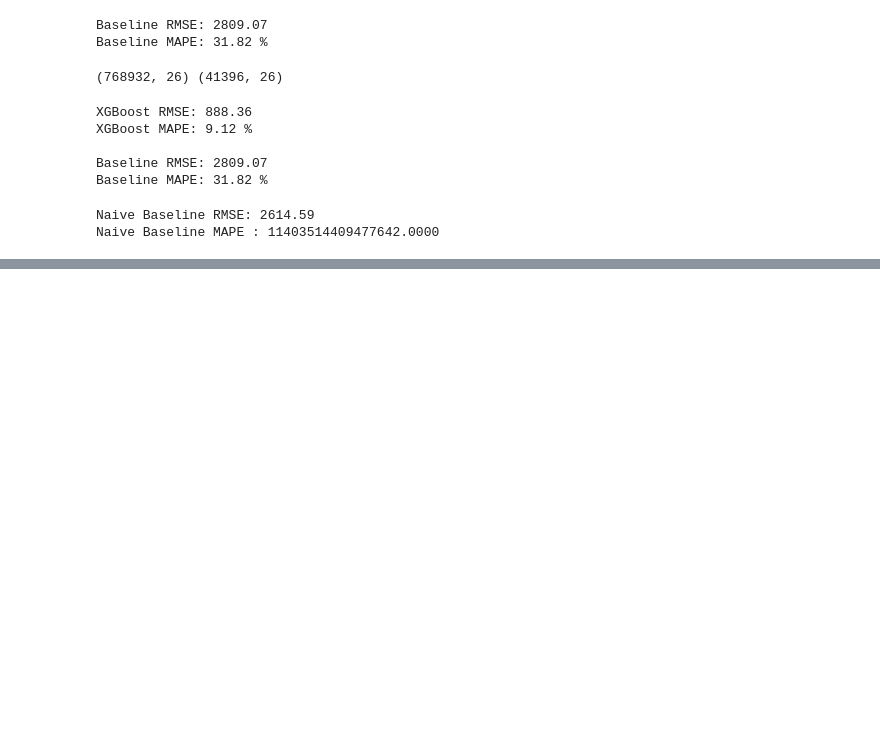
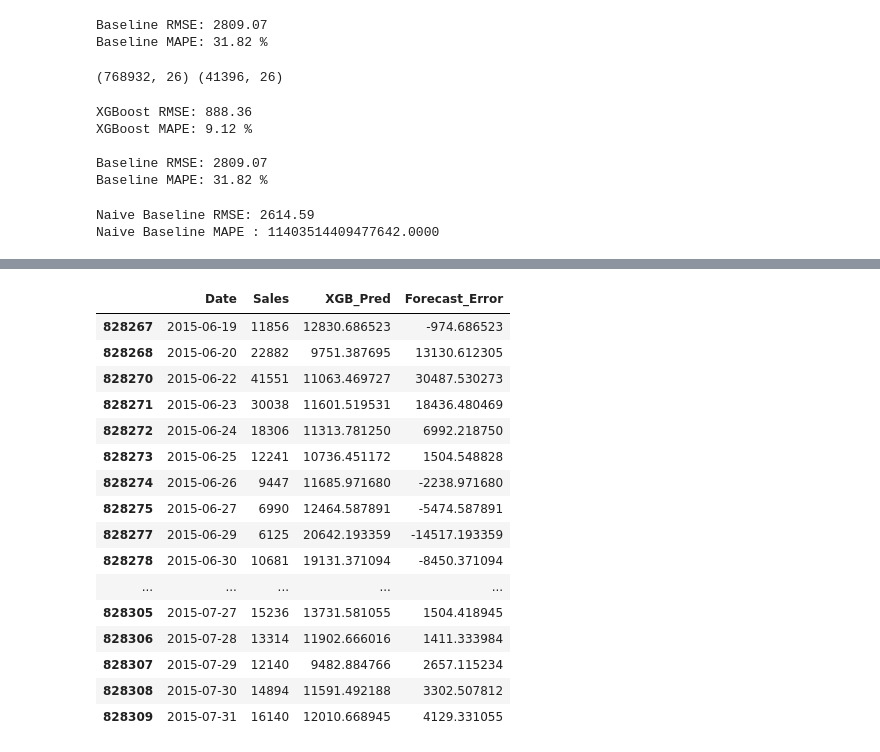
Before and after one commit to haruny117/talep-tahmini-projesi, a Jupyter notebook: notebook/01_eda.ipynb, the cells around one changed output, grey strips where cells are left out. Saved outputs shown, nothing was run; the diff lists cells and outputs as text; code cells hidden in the pictures; blank space fills up the shorter version.

```diff
--- a/notebook/01_eda.ipynb
+++ b/notebook/01_eda.ipynb
@@ -730,0 +713,21 @@ print(prophet.__version__)
+# %%
+top_store = store_error_std.sort_values(ascending=False).index[0]
+test_eval[test_eval['Store'] == top_store][['Date', 'Sales', 'XGB_Pred', 'Forecast_Error']]
+# %% [output]
+|  | Date | Sales | XGB_Pred | Forecast_Error |
+| 828267 | 2015-06-19 | 11856 | 12830.686523 | -974.686523 |
+| 828268 | 2015-06-20 | 22882 | 9751.387695 | 13130.612305 |
+| 828270 | 2015-06-22 | 41551 | 11063.469727 | 30487.530273 |
+| 828271 | 2015-06-23 | 30038 | 11601.519531 | 18436.480469 |
+| 828272 | 2015-06-24 | 18306 | 11313.781250 | 6992.218750 |
+| 828273 | 2015-06-25 | 12241 | 10736.451172 | 1504.548828 |
+| 828274 | 2015-06-26 | 9447 | 11685.971680 | -2238.971680 |
+| 828275 | 2015-06-27 | 6990 | 12464.587891 | -5474.587891 |
+| 828277 | 2015-06-29 | 6125 | 20642.193359 | -14517.193359 |
+| 828278 | 2015-06-30 | 10681 | 19131.371094 | -8450.371094 |
+| ... | ... | ... | ... | ... |
+| 828305 | 2015-07-27 | 15236 | 13731.581055 | 1504.418945 |
+| 828306 | 2015-07-28 | 13314 | 11902.666016 | 1411.333984 |
+| 828307 | 2015-07-29 | 12140 | 9482.884766 | 2657.115234 |
+| 828308 | 2015-07-30 | 14894 | 11591.492188 | 3302.507812 |
+| 828309 | 2015-07-31 | 16140 | 12010.668945 | 4129.331055 |
```
Also changed, not shown: parts of 29 cells of this notebook.
